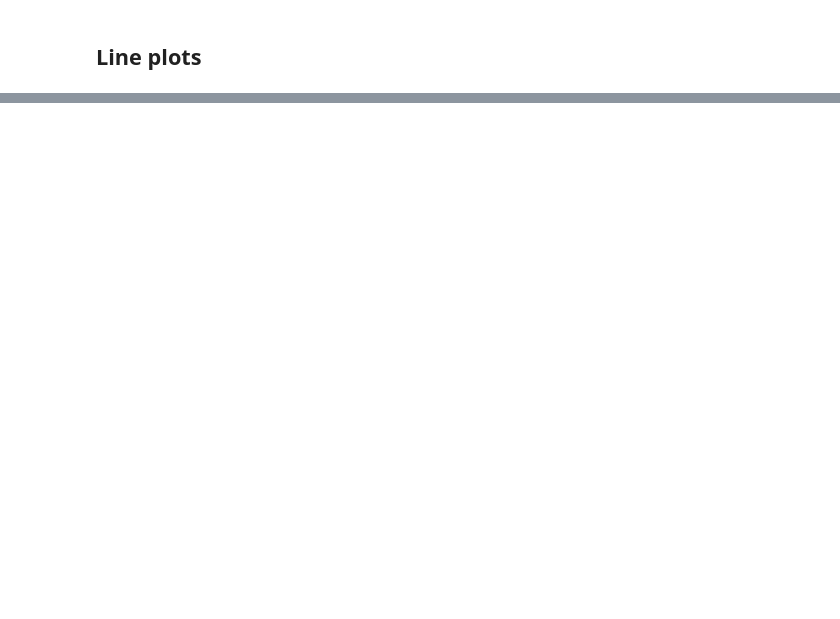
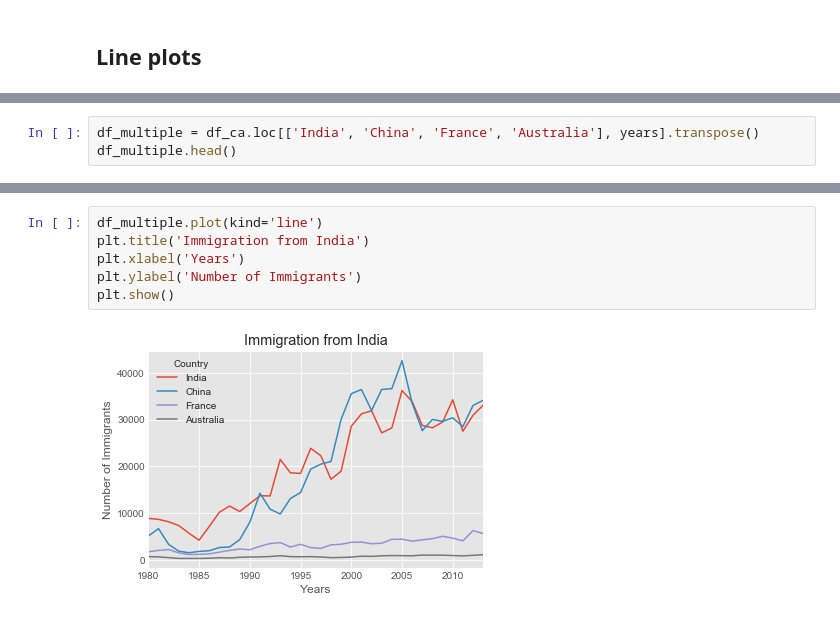
Before and after one commit to soum-sr/DataVisualization, a Jupyter notebook: ImmigrationData.ipynb, the cells around one changed output, grey strips where cells are left out. Saved outputs shown, nothing was run; the diff lists cells and outputs as text; blank space fills up the shorter version.

```diff
--- a/ImmigrationData.ipynb
+++ b/ImmigrationData.ipynb
@@ -37,0 +218,3 @@ AttributeError: Unknown property type
+# %%
+df_multiple = df_ca.loc[['India', 'China', 'France', 'Australia'], years].transpose()
+df_multiple.head()
@@ -37,0 +228,8 @@ AttributeError: Unknown property type
+# %%
+df_multiple.plot(kind='line')
+plt.title('Immigration from India')
+plt.xlabel('Years')
+plt.ylabel('Number of Immigrants')
+plt.show()
+# %% [output]
+[figure, added]
```
Also changed, not shown: parts of 28 cells of this notebook.
